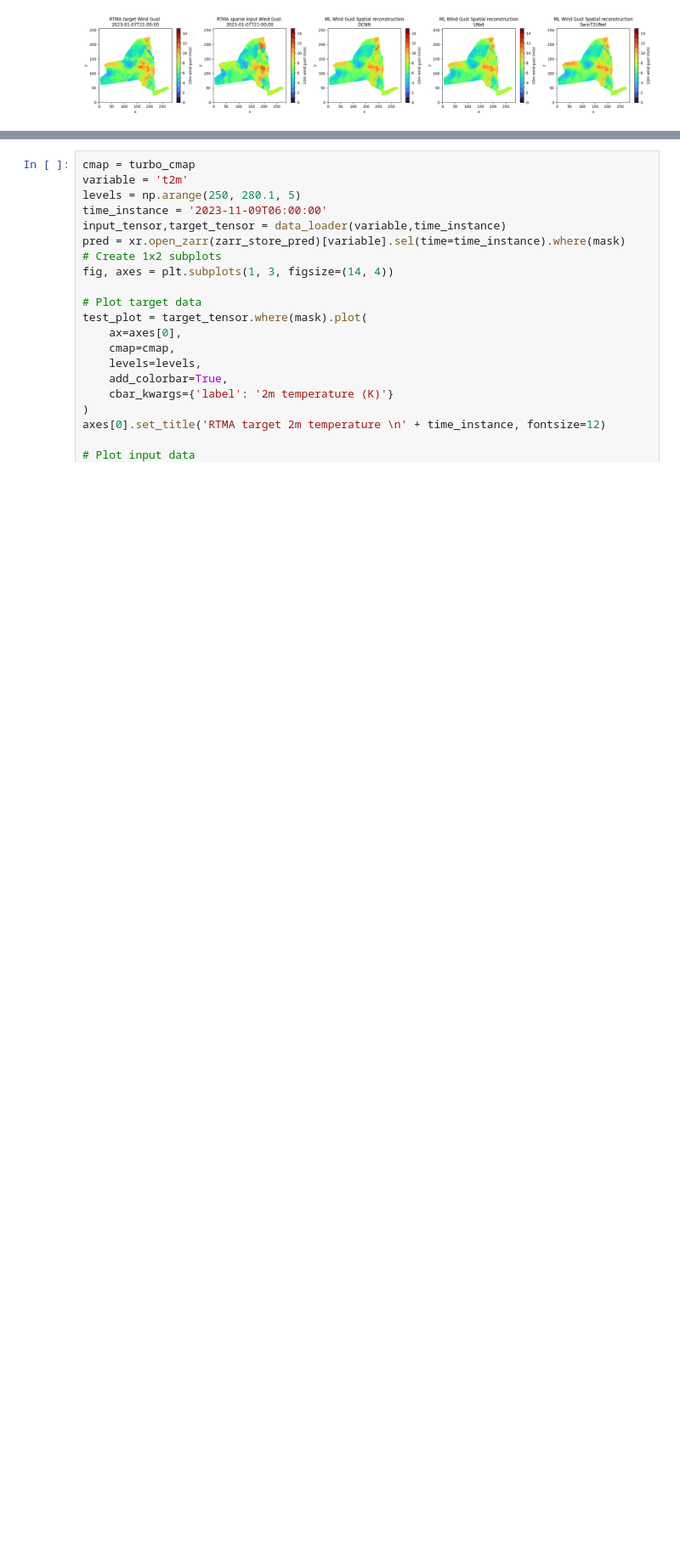
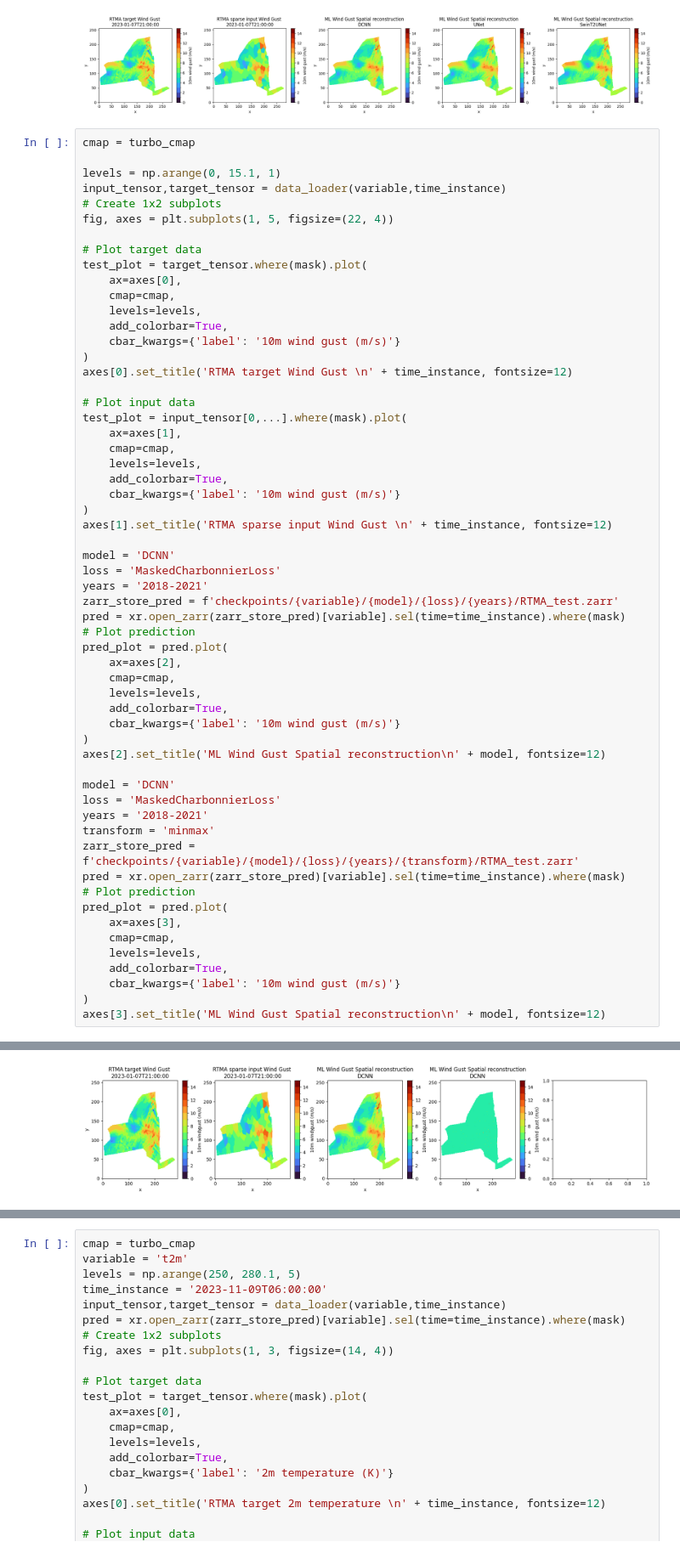
Before and after one commit to HarishBaki/Sparse_to_dense_meteorological_variables, a Jupyter notebook: TMRW_plots.ipynb, the cells around one changed output, grey strips where cells are left out. Shown at 85% size. Saved outputs shown, nothing was run; the diff lists cells and outputs as text; blank space fills up the shorter version.

Commit message:
Added a plot for minmax normalized ML output. This normalization is pretty bad.

```diff
--- a/TMRW_plots.ipynb
+++ b/TMRW_plots.ipynb
@@ -228,3 +228,62 @@ plt.tight_layout()
 plt.savefig(FIG_DIR+'/RTMA_Wind_Gust_sparse_to_dense_all_models.png', dpi=300)
 # %% [output]
 [figure]
+# %%
+cmap = turbo_cmap
+
+levels = np.arange(0, 15.1, 1)
+input_tensor,target_tensor = data_loader(variable,time_instance)
+# Create 1x2 subplots
+fig, axes = plt.subplots(1, 5, figsize=(22, 4))
+
+# Plot target data
+test_plot = target_tensor.where(mask).plot(
+    ax=axes[0],
+    cmap=cmap,
+    levels=levels,
+    add_colorbar=True,
+    cbar_kwargs={'label': '10m wind gust (m/s)'}
+)
+axes[0].set_title('RTMA target Wind Gust \n' + time_instance, fontsize=12)
+
+# Plot input data
+test_plot = input_tensor[0,...].where(mask).plot(
+    ax=axes[1],
+    cmap=cmap,
+    levels=levels,
+    add_colorbar=True,
+    cbar_kwargs={'label': '10m wind gust (m/s)'}
+)
+axes[1].set_title('RTMA sparse input Wind Gust \n' + time_instance, fontsize=12)
+
+model = 'DCNN'
+loss = 'MaskedCharbonnierLoss'
+years = '2018-2021'
+zarr_store_pred = f'checkpoints/{variable}/{model}/{loss}/{years}/RTMA_test.zarr'
+pred = xr.open_zarr(zarr_store_pred)[variable].sel(time=time_instance).where(mask)
+# Plot prediction
+pred_plot = pred.plot(
+    ax=axes[2],
+    cmap=cmap,
+    levels=levels,
+    add_colorbar=True,
+    cbar_kwargs={'label': '10m wind gust (m/s)'}
+)
+axes[2].set_title('ML Wind Gust Spatial reconstruction\n' + model, fontsize=12)
+
+model = 'DCNN'
+loss = 'MaskedCharbonnierLoss'
+years = '2018-2021'
+transform = 'minmax'
+zarr_store_pred = f'checkpoints/{variable}/{model}/{loss}/{years}/{transform}/RTMA_test.zarr'
+pred = xr.open_zarr(zarr_store_pred)[variable].sel(time=time_instance).where(mask)
+# Plot prediction
+pred_plot = pred.plot(
+    ax=axes[3],
+    cmap=cmap,
+    levels=levels,
+    add_colorbar=True,
+    cbar_kwargs={'label': '10m wind gust (m/s)'}
+)
+axes[3].set_title('ML Wind Gust Spatial reconstruction\n' + model, fontsize=12)
+# %% [output]
@@ -230,0 +291 @@ plt.savefig(FIG_DIR+'/RTMA_Wind_Gust_sparse_to_dense_all_models.png', dpi=300)
+[figure, added]
```
Also changed, not shown: parts of 2 cells of this notebook.
